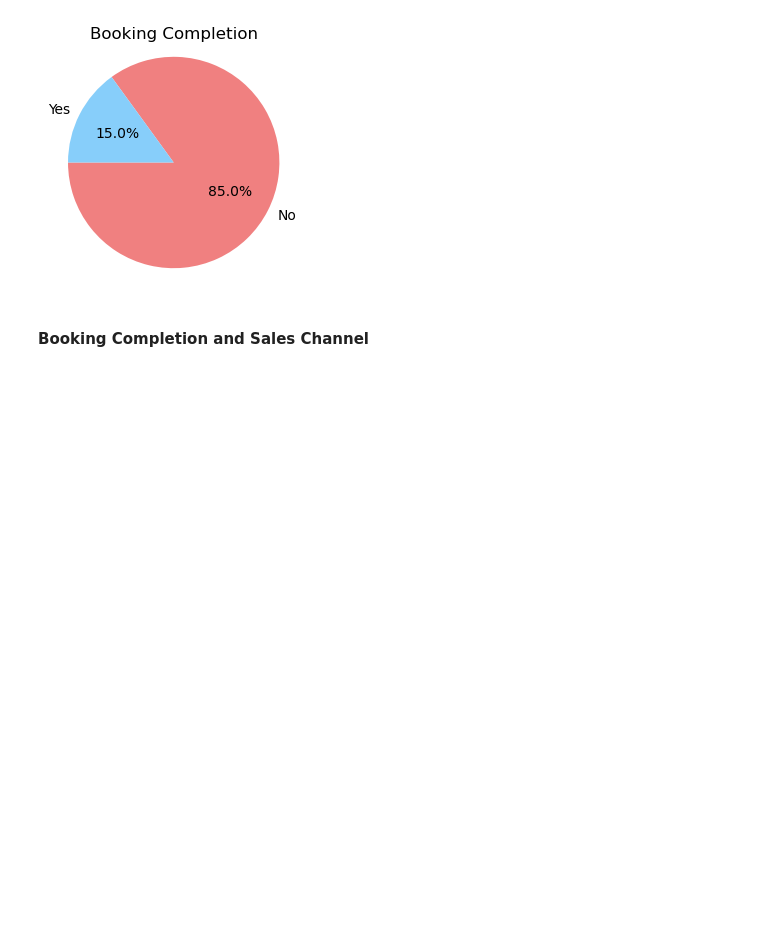
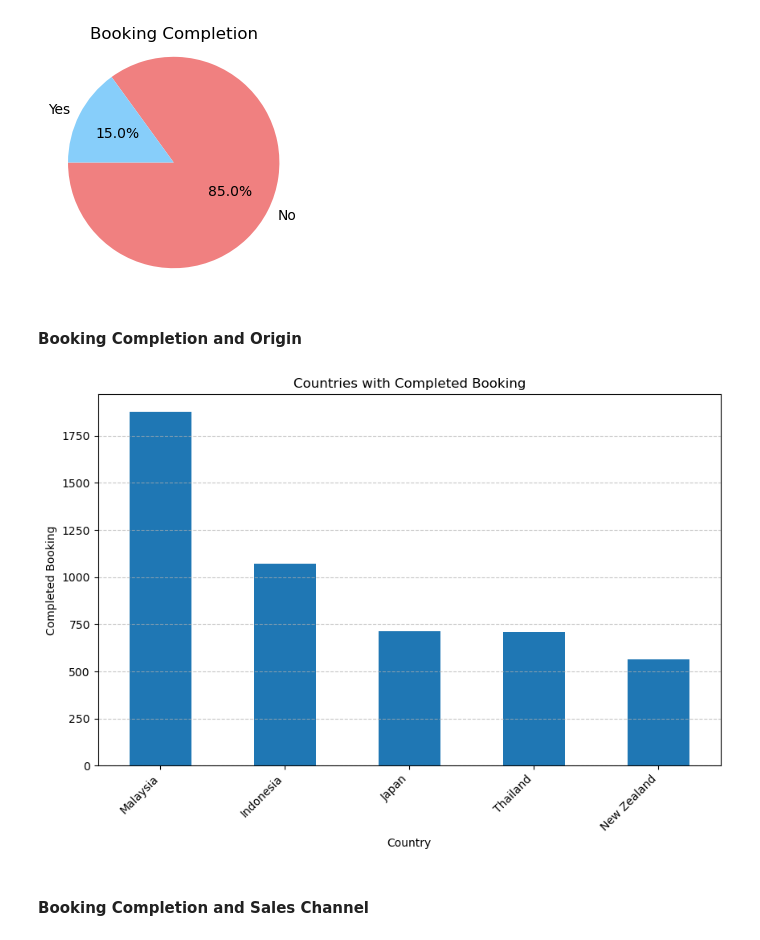
Before and after one commit to jaeshua/jaeshua, a Jupyter notebook: final-proj/ORGANIZED ANALYSIS.ipynb, the cells around one changed output. Drawn from its saved outputs; the diff is of its cells as text; code cells hidden in the pictures; blank space fills up the shorter version.

```diff
--- a/final-proj/ORGANIZED ANALYSIS.ipynb
+++ b/final-proj/ORGANIZED ANALYSIS.ipynb
@@ -68,5 +68,31 @@ plt.axis('equal')
 plt.show()
 # %% [output]
 [figure]
+# %% [markdown]
+#### Booking Completion and Origin
+# %%
+import pandas as pd
+import matplotlib.pyplot as plt
+
+# Read the CSV file into a pandas DataFrame
+df = pd.read_csv("updated_passengers.csv")
+
+# Filter the DataFrame to include only rows where "booking_completion" is 1
+completed_bookings = df[df["booking_complete"] == 1]
+
+# Group the data by "booking_origin" and count the occurrences of each country
+country_counts = completed_bookings["booking_origin"].value_counts().head(5)
+
+# Plot the bar graph
+plt.figure(figsize=(10, 6))
+country_counts.plot(kind="bar")
+plt.title("Countries with Completed Booking")
+plt.xlabel("Country")
+plt.ylabel("Completed Booking")
+plt.xticks(rotation=45, ha="right")
+plt.grid(axis="y", linestyle="--", alpha=0.7)
+plt.show()
+# %% [output]
+[figure, added]
 # %% [markdown]
 #### Booking Completion and Sales Channel
```
Also changed, not shown: parts of 3 cells of this notebook.
